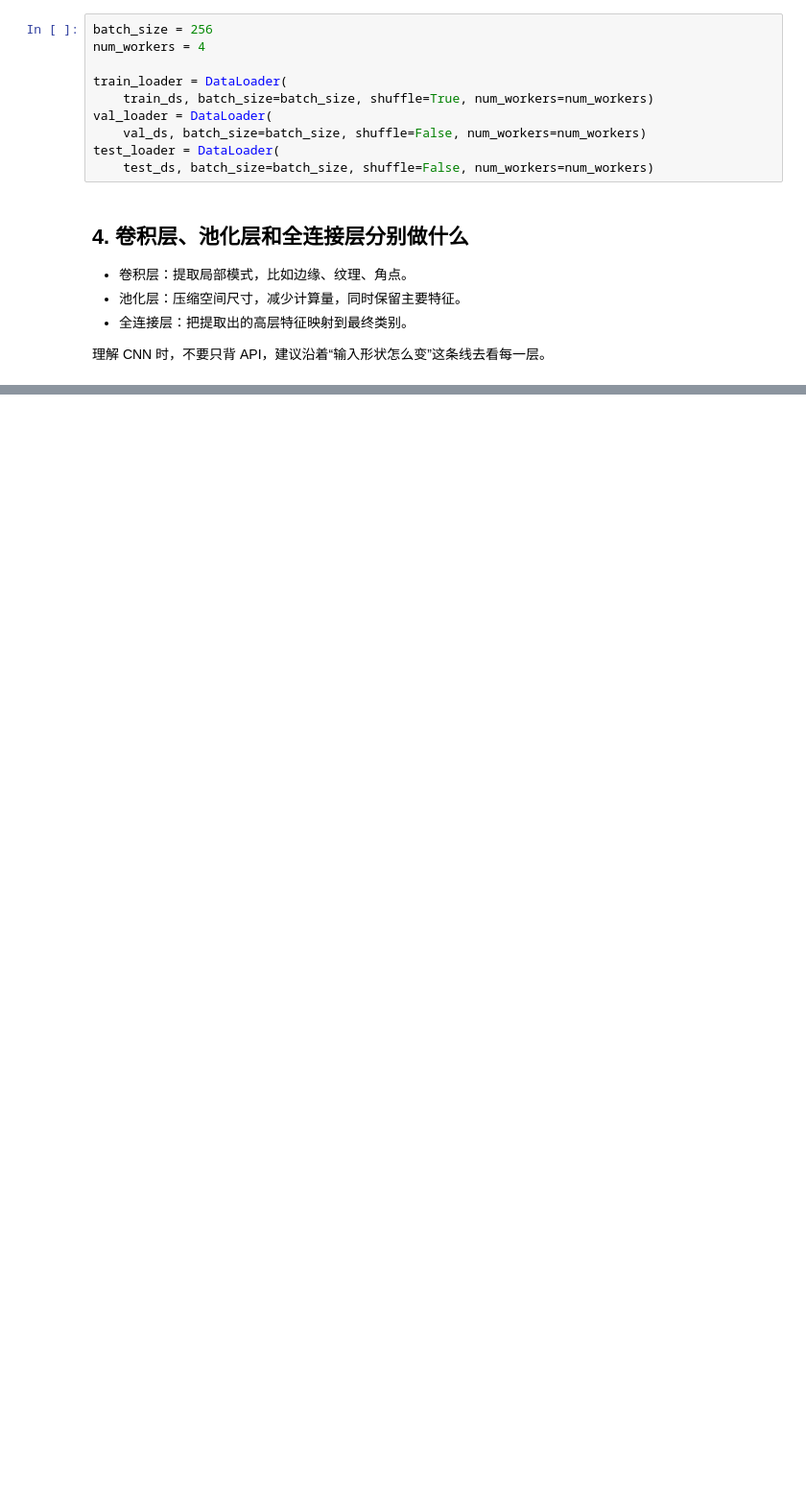
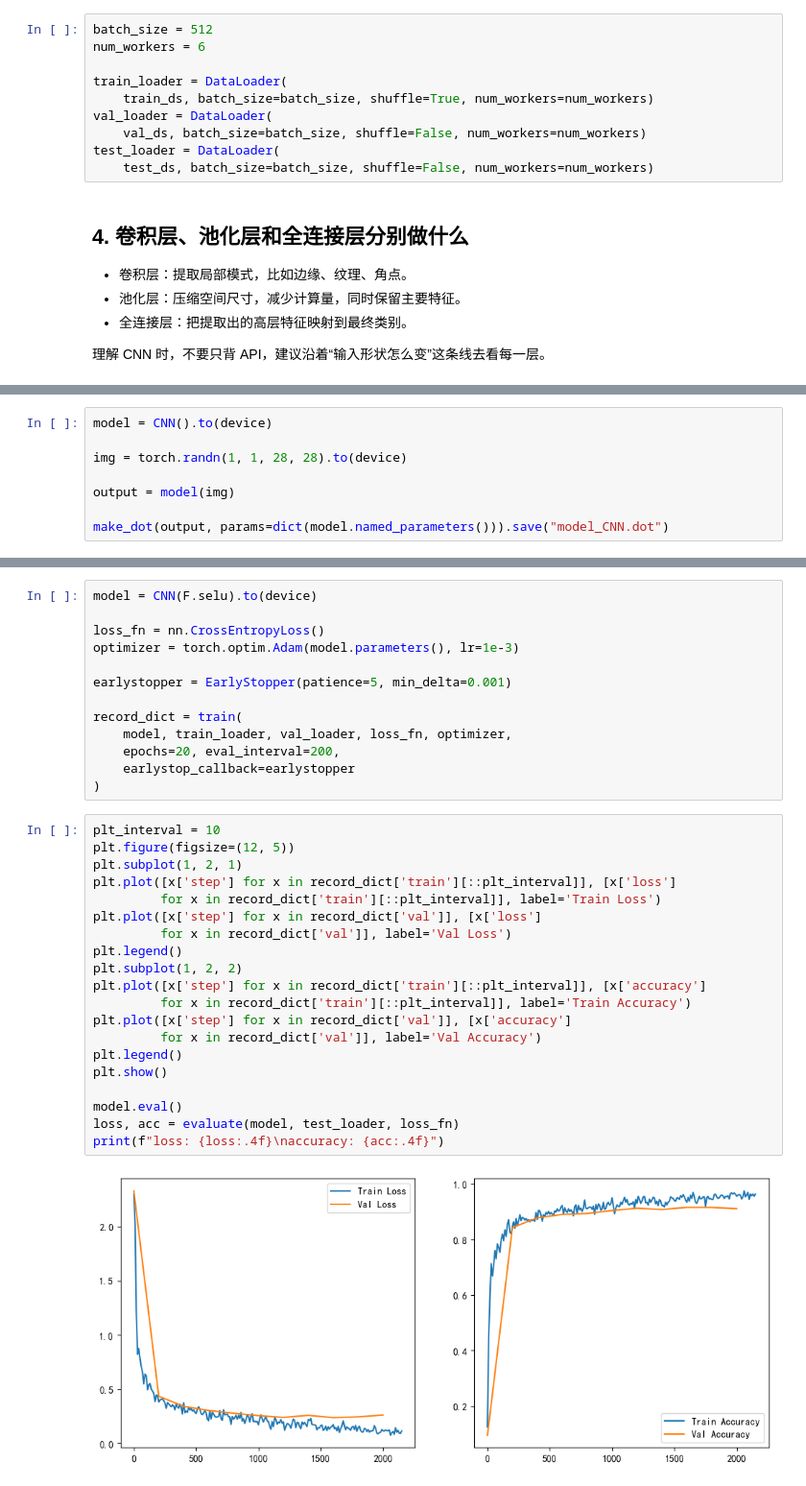
Before and after one commit to wjaren/AI, a Jupyter notebook: deep_learning/cnn.ipynb, the cells around one changed output, grey strips where cells are left out. Shown at 96% size. Cells and saved outputs as stored; diff of their text form; blank space fills up the shorter version.

```diff
--- a/deep_learning/cnn.ipynb
+++ b/deep_learning/cnn.ipynb
@@ -90,8 +93,8 @@ mean: 0.28556573390960693, std: 0.35272860527038574
 
 所以这一段虽然看起来只是“装载数据”，其实是在搭建训练循环的输入管道。
 # %%
-batch_size = 256
-num_workers = 4
+batch_size = 512
+num_workers = 6
 
 train_loader = DataLoader(
     train_ds, batch_size=batch_size, shuffle=True, num_workers=num_workers)
@@ -202,0 +211,8 @@ fc2.bias        parameter num: 10
+# %%
+model = CNN().to(device)
+
+img = torch.randn(1, 1, 28, 28).to(device)
+
+output = model(img)
+
+make_dot(output, params=dict(model.named_parameters())).save("model_CNN.dot")
@@ -202,0 +518,35 @@ fc2.bias        parameter num: 10
+# %%
+model = CNN(F.selu).to(device)
+
+loss_fn = nn.CrossEntropyLoss()
+optimizer = torch.optim.Adam(model.parameters(), lr=1e-3)
+
+earlystopper = EarlyStopper(patience=5, min_delta=0.001)
+
+record_dict = train(
+    model, train_loader, val_loader, loss_fn, optimizer,
+    epochs=20, eval_interval=200,
+    earlystop_callback=earlystopper
+)
+# %%
+plt_interval = 10
+plt.figure(figsize=(12, 5))
+plt.subplot(1, 2, 1)
+plt.plot([x['step'] for x in record_dict['train'][::plt_interval]], [x['loss']
+         for x in record_dict['train'][::plt_interval]], label='Train Loss')
+plt.plot([x['step'] for x in record_dict['val']], [x['loss']
+         for x in record_dict['val']], label='Val Loss')
+plt.legend()
+plt.subplot(1, 2, 2)
+plt.plot([x['step'] for x in record_dict['train'][::plt_interval]], [x['accuracy']
+         for x in record_dict['train'][::plt_interval]], label='Train Accuracy')
+plt.plot([x['step'] for x in record_dict['val']], [x['accuracy']
+         for x in record_dict['val']], label='Val Accuracy')
+plt.legend()
+plt.show()
+
+model.eval()
+loss, acc = evaluate(model, test_loader, loss_fn)
+print(f"loss: {loss:.4f}\naccuracy: {acc:.4f}")
+# %% [output]
+[figure, added]
```
Also changed, not shown: parts of 18 cells of this notebook, 3 other files.
